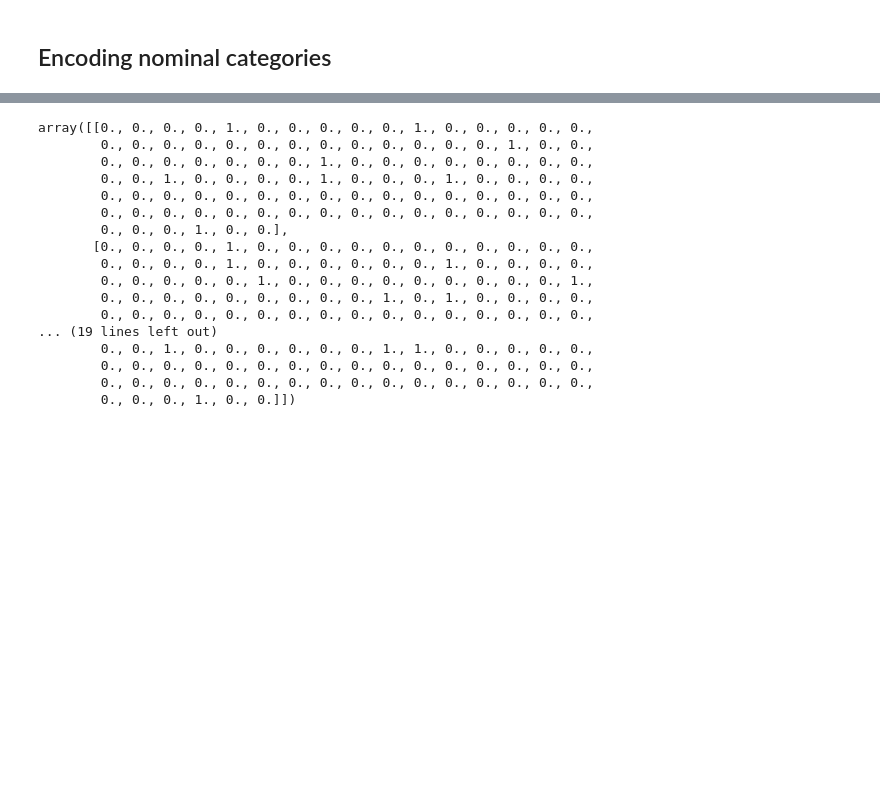
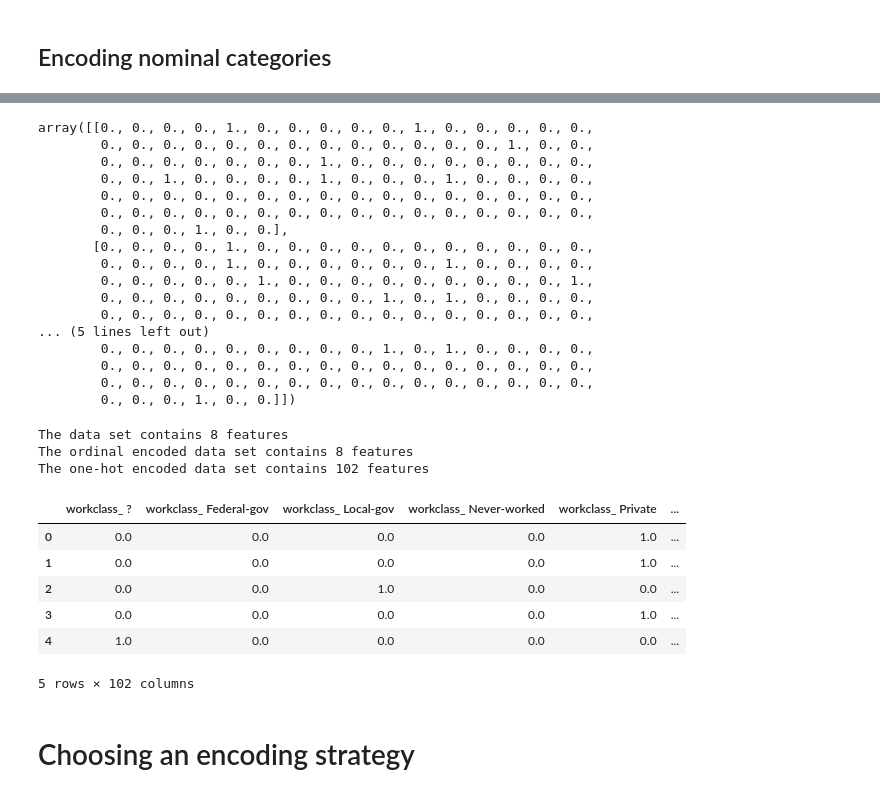
Before and after one commit to DaniBodor/scikit-learn-mooc, a Jupyter notebook: dani_stuff/dani_test_notebook.ipynb, the cells around one changed output, grey strips where cells are left out. Cells and saved outputs as stored; diff of their text form; code cells hidden in the pictures; blank space fills up the shorter version.

```diff
--- a/dani_stuff/dani_test_notebook.ipynb
+++ b/dani_stuff/dani_test_notebook.ipynb
@@ -167,6 +261,6 @@ education_onehot
 # %%
 data_onehot = encoder_onehot.fit_transform(data_categorical)
-data_onehot[:5]
+data_onehot[:3]
 # %% [output]
 array([[0., 0., 0., 0., 1., 0., 0., 0., 0., 0., 1., 0., 0., 0., 0., 0.,
         0., 0., 0., 0., 0., 0., 0., 0., 0., 0., 0., 0., 0., 1., 0., 0.,
@@ -180,8 +274,37 @@ array([[0., 0., 0., 0., 1., 0., 0., 0., 0., 0., 1., 0., 0., 0., 0., 0.,
         0., 0., 0., 0., 0., 1., 0., 0., 0., 0., 0., 0., 0., 0., 0., 1.,
         0., 0., 0., 0., 0., 0., 0., 0., 0., 1., 0., 1., 0., 0., 0., 0.,
         0., 0., 0., 0., 0., 0., 0., 0., 0., 0., 0., 0., 0., 0., 0., 0.,
-... (19 lines left out)
-        0., 0., 1., 0., 0., 0., 0., 0., 0., 1., 1., 0., 0., 0., 0., 0.,
+... (5 lines left out)
+        0., 0., 0., 0., 0., 0., 0., 0., 0., 1., 0., 1., 0., 0., 0., 0.,
         0., 0., 0., 0., 0., 0., 0., 0., 0., 0., 0., 0., 0., 0., 0., 0.,
         0., 0., 0., 0., 0., 0., 0., 0., 0., 0., 0., 0., 0., 0., 0., 0.,
         0., 0., 0., 1., 0., 0.]])
+# %%
+# Before there were 8 features:
+print(f'The data set contains {data_categorical.shape[1]} features')
+
+# How many features after ordinal encoding? --> still 8
+print(f'The ordinal encoded data set contains {data_ordinal.shape[1]} features')
+
+# How many features after nominal encoding? --> many
+print(f'The one-hot encoded data set contains {data_onehot.shape[1]} features')
+# %% [output]
+The data set contains 8 features
+The ordinal encoded data set contains 8 features
+The one-hot encoded data set contains 102 features
+# %%
+# Why are there suddenly so many different features?
+# Let's take a look
+
+columns_onehot = encoder_onehot.get_feature_names_out(data_categorical.columns)
+pd.DataFrame(data_onehot, columns=columns_onehot).head()
+# %% [output]
+|  | workclass_ ? | workclass_ Federal-gov | workclass_ Local-gov | workclass_ Never-worked | workclass_ Private | ... |
+| 0 | 0.0 | 0.0 | 0.0 | 0.0 | 1.0 | ... |
+| 1 | 0.0 | 0.0 | 0.0 | 0.0 | 1.0 | ... |
+| 2 | 0.0 | 0.0 | 1.0 | 0.0 | 0.0 | ... |
+| 3 | 0.0 | 0.0 | 0.0 | 0.0 | 1.0 | ... |
+| 4 | 1.0 | 0.0 | 0.0 | 0.0 | 0.0 | ... |
+5 rows × 102 columns
+# %% [markdown]
+# Choosing an encoding strategy
```
Also changed, not shown: parts of 38 cells of this notebook, 1 other file.
